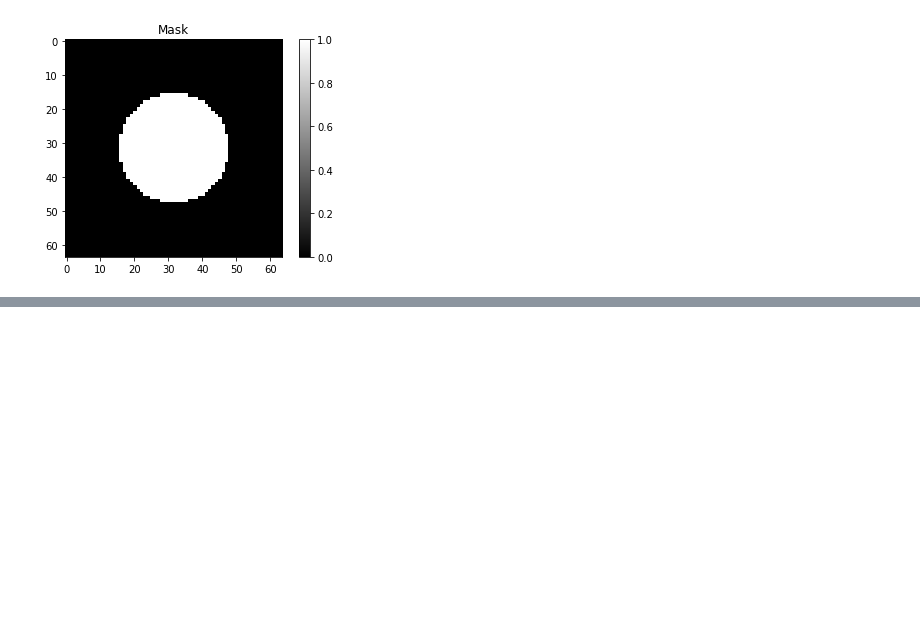
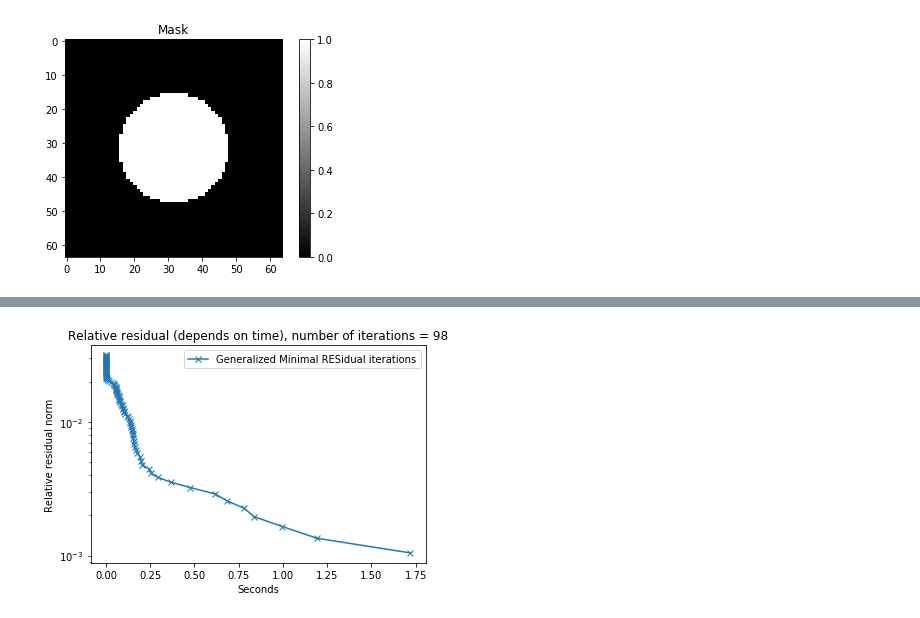
Before and after one commit to archilless/Minin, a Jupyter notebook: project.ipynb, the cells around one changed output, grey strips where cells are left out. Drawn from its saved outputs; the diff is of its cells as text; code cells hidden in the pictures; blank space fills up the shorter version.

```diff
--- a/project.ipynb
+++ b/project.ipynb
@@ -65,13 +65,19 @@ def G_matvec(vec,k):
     out = out_mat[:size,:size].reshape((-1,1))
     return out
 
+def get_eps_from_mask(e,mask):
+    return (e-1)*mask.reshape((-1,1))+1
 
-def matvec(x,mask,k,e):
+def matvec(x,eps,k,e):
     x = x.reshape((-1,1))
+    #print(x)
     size = x.shape[0]
-    eps = (e-1)*mask.reshape((-1,1))+1
     chi = k**2*(eps - 1)
     return x-G_matvec(x*chi,k)
+
+def old_matvec(x,mask,k,e):
+    eps = get_eps_from_mask(e,mask)
+    return matvec(x,eps,k,e)
 
 def visualize(data,title = "",cmap='jet',):
     plt.title(title)
@@ -89,6 +95,7 @@ size = 64
 e = 2.25
 k  = 2*np.pi/(size/7)
 F = get_plane_wave(1,k,size)
+eps = get_eps_from_mask(e,mask)
 visualize(F.real,"Initial field (real part)")
 #mask = rectangle_mask(size)
 mask = circular_mask(size)
@@ -152,0 +106,75 @@ TypeError: append() takes exactly one argument (2 given)
+# %%
+import scipy.sparse.linalg as spla
+import inspect
+import time
+
+def plot__solution_re_im_abs_mask(solution, size):
+    solution_re = solution.real.reshape(-1,size)
+    solution_im = solution.imag.reshape(-1,size)
+    solution_abs = np.abs(solution).reshape(-1,size)
+    solution_abs_mask = np.abs(solution).reshape(-1,size)*(1-mask)
+    visualize(solution_re,"Real")
+    visualize(solution_im,"Imag")
+    visualize(solution_abs,"Abs","gray")
+    visualize(solution_abs_mask,"Abs with mask")
+    return solution_re, solution_im, solution_abs, solution_abs_mask
+
+def plot_relative_residuals_norms(t, residuals, relative_vector):
+    plt.semilogy(t, residuals/np.linalg.norm(relative_vector), 'x-', label="Generalized Minimal RESidual iterations")
+    plt.legend()
+    plt.title('Relative residual (depends on time), number of iterations = %i' % len(residuals))
+    plt.xlabel('Seconds')
+    plt.ylabel('Relative residual norm')
+    plt.show()
+    plt.semilogy(np.arange(len(residuals), 0, -1), residuals/np.linalg.norm(relative_vector), label="Generalized Minimal RESidual iterations")
+    plt.legend()
+    plt.title('Relative residual (depends on number of step), number of iterations = %i' % len(residuals))
+    plt.xlabel('Number of step')
+    plt.ylabel('Relative residual norm')
+    plt.show()
+
+def gmres_solver(A, b, x0, maxiter, tol,
+                 draw_graph_flag = False,
+                 convergence_info = False,
+                 display_convergence_info = False,
+                 display_achieved_tolerance = False):
+    gmres_residuals_with_t = []
+    t0 = time.time()
+    solution, info =  spla.gmres(A, b,  x0=x0, maxiter = maxiter, tol = tol, restart  = max_iter, callback = lambda x:
+        gmres_residuals_with_t.append([(inspect.currentframe().f_back).f_locals['resid'], time.time()])
+        )
+    gmres_residuals_with_t = np.array(gmres_residuals_with_t).T
+    gmres_residuals_with_t[1] = gmres_residuals_with_t[1]-t0
+    gmres_t, gmres_residuals = gmres_residuals_with_t
+    if (display_convergence_info == True):
+        if (info == 0):
+            print("Status: Converged, successful exit")
+        else:
+            if (info > 0):
+                print("Status: Convergence to tolerance not achieved, number of iterations")
+            else:
+                print("Status: Illegal input or breakdown")
+    if ( draw_graph_flag == True ):
+        plot_relative_residuals_norms(gmres_t, gmres_residuals, b)
+    if ( display_achieved_tolerance == True):
+        print('Achieved tolerance = ', np.linalg.norm(A.dot(solution.reshape(-1,1))-b)/np.linalg.norm(b))
+    if (convergence_info == True):
+        return solution, info
+    return solution
+#initialization
+max_iter = 300
+toler = 1e-6
+A = spla.LinearOperator(shape = (size**2, size**2), matvec = lambda x: matvec(x,eps,k,e))
+i = 0
+b = get_plane_wave(1,k,size).reshape(-1,1)
+x0 = np.ones(size**2).reshape(-1,1)
+#----------------------------------
+solution, info = gmres_solver(A, b, x0,
+                           maxiter=max_iter,
+                           tol=toler,
+                           draw_graph_flag = True,
+                           convergence_info = True,
+                           display_convergence_info = True,
+                           display_achieved_tolerance = True)
+solution_re, solution_im, solution_abs, solution_abs_mask = plot__solution_re_im_abs_mask(solution, size)
+# %% [output]
@@ -152,0 +182 @@ TypeError: append() takes exactly one argument (2 given)
+[figure, added]
```
Also changed, not shown: parts of 4 cells of this notebook.
